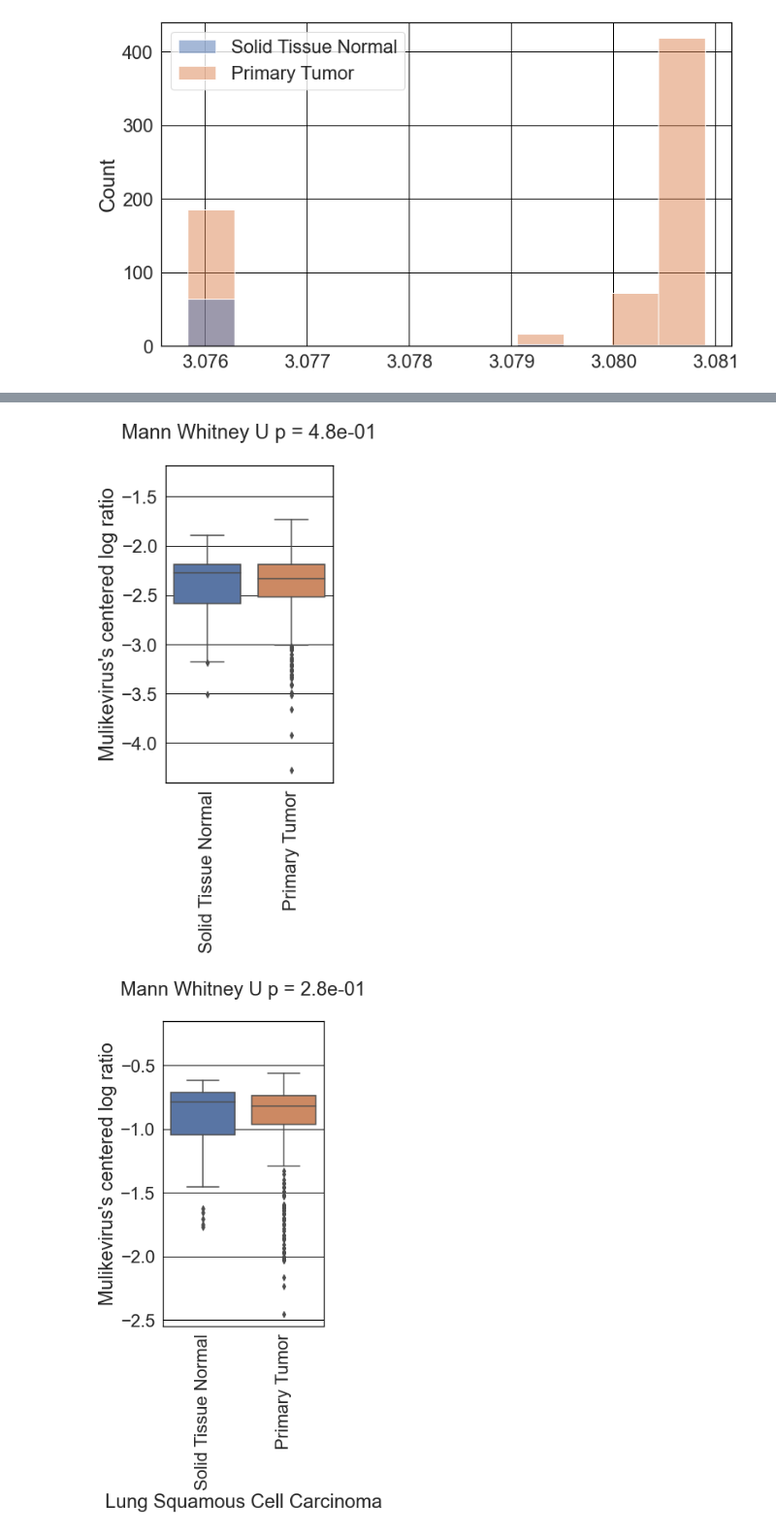
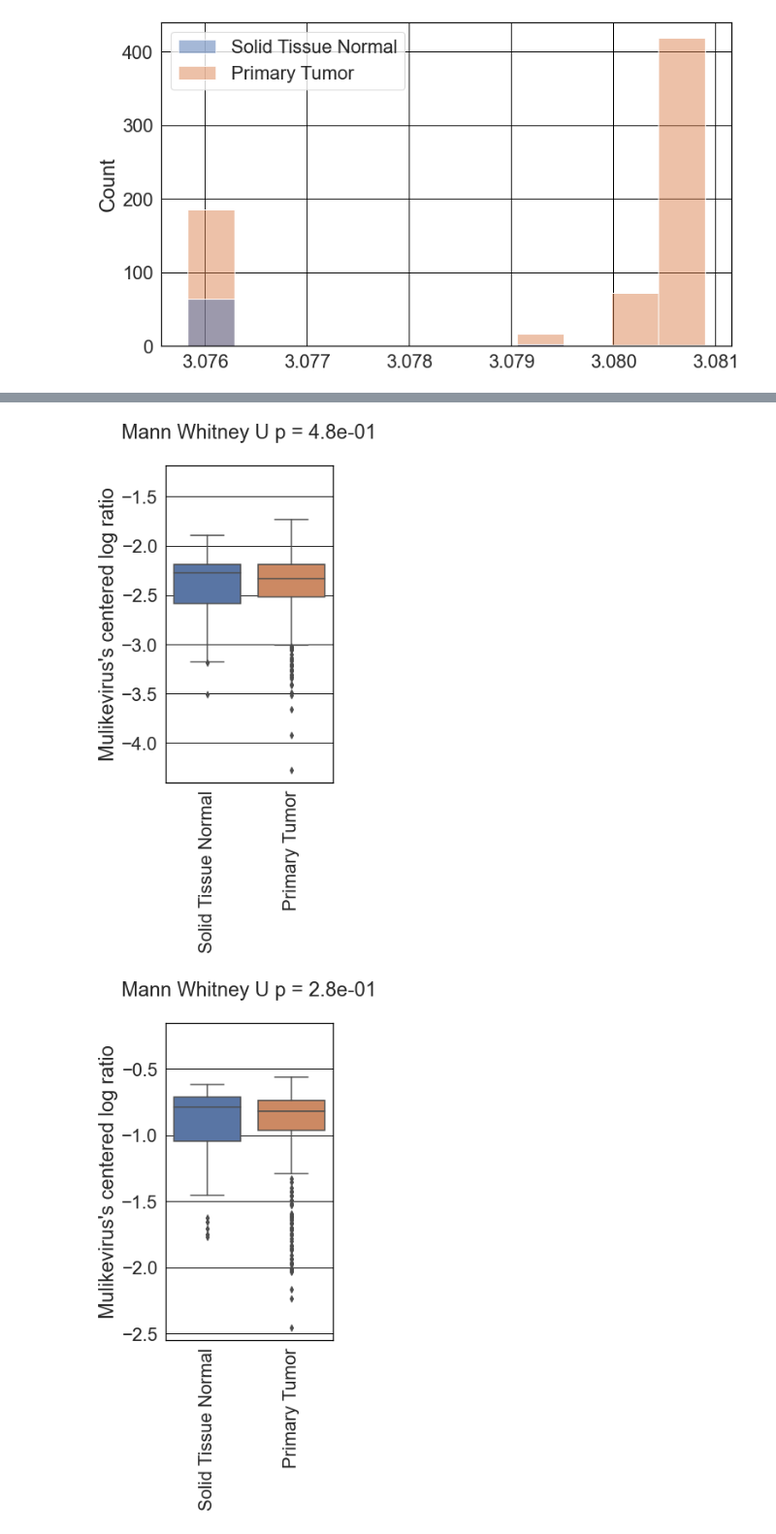
Before and after one commit to korem-lab/compositional-empty-features, a Jupyter notebook: TCGA-rebuttal-rebuttal.ipynb, the cells around one changed output, grey strips where cells are left out. Shown at 97% size. Drawn from its saved outputs; the diff is of its cells as text; code cells hidden in the pictures.

```diff
--- a/TCGA-rebuttal-rebuttal.ipynb
+++ b/TCGA-rebuttal-rebuttal.ipynb
@@ -501,32 +501,31 @@ plt.show()
 
 
 ax=make_clr_feature_plot(df,
                       md,
                       val
                       )
 add_15_percent_to_top_ylim(ax)
 plt.savefig(save_path+'-CLR.pdf',
             dpi=900,
             bbox_inches='tight',
             format='pdf'
            )
 plt.show()
 
 ax=make_clr_feature_plot(df,
                          md,
                          val,
                          pseudocount='one'
                           )
-ax.set_xlabel(xaxis_name)
 add_15_percent_to_top_ylim(ax)
 plt.savefig(save_path+'-CLR-pseudocount-one.pdf',
             dpi=900,
             bbox_inches='tight',
             format='pdf'
            )
 plt.show()
 # %% [output]
 [figure]
 [figure]
 [figure]
-[figure, old version]
+[figure, new version]
```
Also changed, not shown: parts of 1 cell of this notebook, 20 other files.
